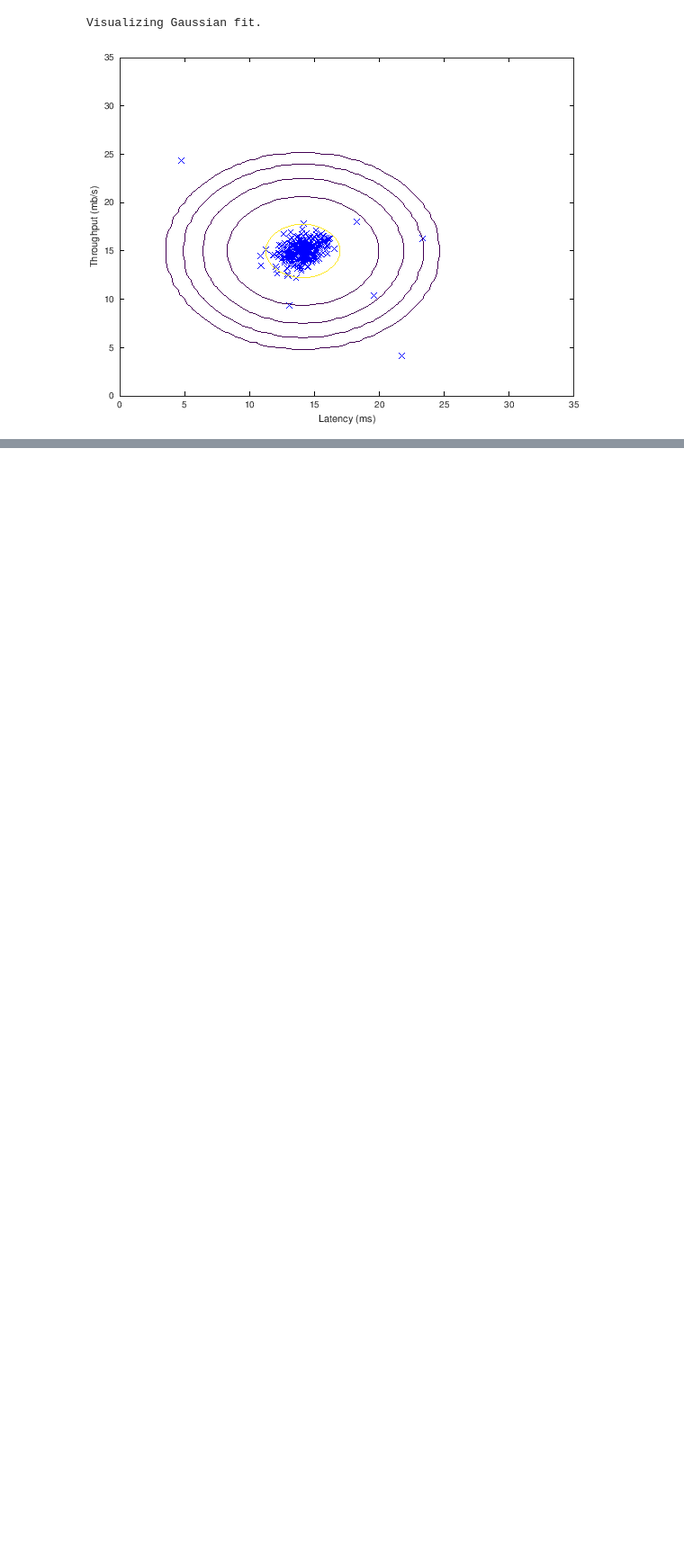
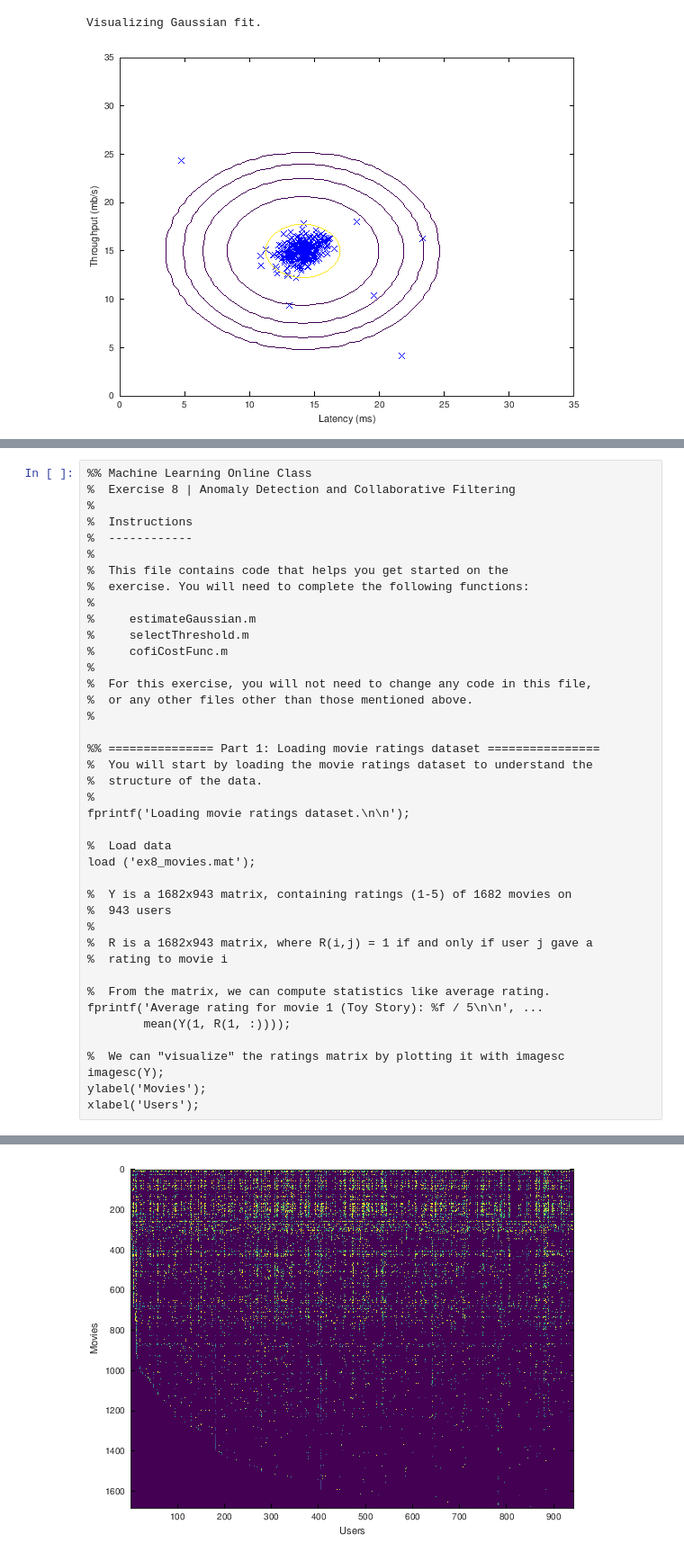
Before and after one commit to mkeyran/CourseraStanfordMachineLearning, a Jupyter notebook: XVI. Recommender Systems (Week 9)/machine-learning-ex8/ex8/Week9.ipynb, the cells around one changed output, grey strips where cells are left out. Shown at 90% size. Saved outputs shown, nothing was run; the diff lists cells and outputs as text; blank space fills up the shorter version.

```diff
--- a/XVI. Recommender Systems (Week 9)/machine-learning-ex8/ex8/Week9.ipynb
+++ b/XVI. Recommender Systems (Week 9)/machine-learning-ex8/ex8/Week9.ipynb
@@ -146,0 +133,42 @@ Best F1 on Cross Validation Set:  0.615385
+# %%
+%% Machine Learning Online Class
+%  Exercise 8 | Anomaly Detection and Collaborative Filtering
+%
+%  Instructions
+%  ------------
+%
+%  This file contains code that helps you get started on the
+%  exercise. You will need to complete the following functions:
+%
+%     estimateGaussian.m
+%     selectThreshold.m
+%     cofiCostFunc.m
+%
+%  For this exercise, you will not need to change any code in this file,
+%  or any other files other than those mentioned above.
+%
+
+%% =============== Part 1: Loading movie ratings dataset ================
+%  You will start by loading the movie ratings dataset to understand the
+%  structure of the data.
+%
+fprintf('Loading movie ratings dataset.\n\n');
+
+%  Load data
+load ('ex8_movies.mat');
+
+%  Y is a 1682x943 matrix, containing ratings (1-5) of 1682 movies on
+%  943 users
+%
+%  R is a 1682x943 matrix, where R(i,j) = 1 if and only if user j gave a
+%  rating to movie i
+
+%  From the matrix, we can compute statistics like average rating.
+fprintf('Average rating for movie 1 (Toy Story): %f / 5\n\n', ...
+        mean(Y(1, R(1, :))));
+
+%  We can "visualize" the ratings matrix by plotting it with imagesc
+imagesc(Y);
+ylabel('Movies');
+xlabel('Users');
+# %% [output]
@@ -146,0 +178 @@ Best F1 on Cross Validation Set:  0.615385
+[figure, added]
```
Also changed, not shown: parts of 11 cells of this notebook, 1 other file.
